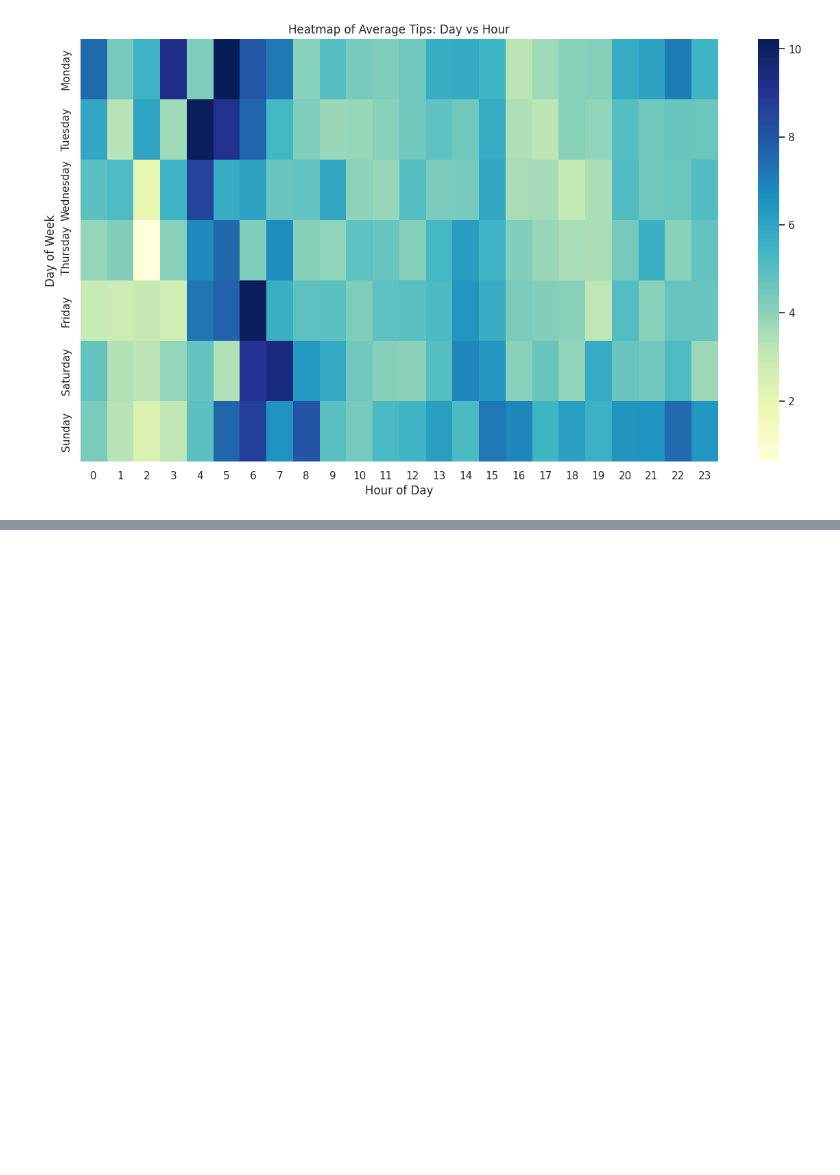
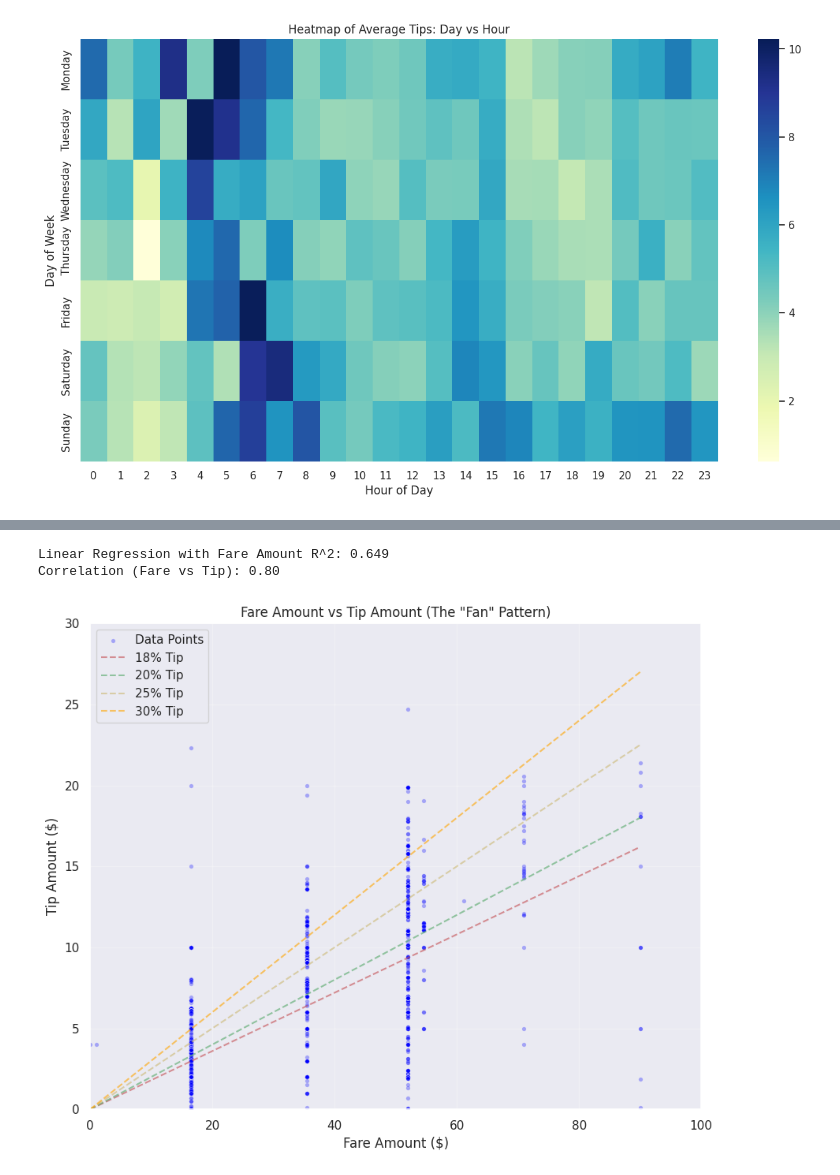
Before and after one commit to safaa12/new-york-taxi-trips, a Jupyter notebook: new_york_taxi_trips.ipynb, the cells around one changed output, grey strips where cells are left out. Cells and saved outputs as stored; diff of their text form; code cells hidden in the pictures; blank space fills up the shorter version.

```diff
--- a/new_york_taxi_trips.ipynb
+++ b/new_york_taxi_trips.ipynb
@@ -232,0 +228,55 @@ Random Forest R^2 Score: 0.05
+# %%
+# נשתמש בנתונים הנקיים שכבר יש לך (df_clean)
+# נוודא שגם 'fare_amount' קיים ואין בו ערכים שליליים
+df_final = df_clean[df_clean['fare_amount'] > 0].copy()
+
+# הפעם המשתנים המסבירים כוללים את הכסף עצמו
+X = df_final[['trip_distance', 'rate_code', 'fare_amount']]
+y = df_final['tip_amount']
+
+# חלוקה לאימון ומבחן
+X_train, X_test, y_train, y_test = train_test_split(X, y, test_size=0.2, random_state=42)
+
+# נריץ שוב את המנצח שלנו (רגרסיה לינארית)
+lr = LinearRegression()
+lr.fit(X_train, y_train)
+lr_pred = lr.predict(X_test)
+
+print(f"Linear Regression with Fare Amount R^2: {r2_score(y_test, lr_pred):.3f}")
+
+# נבדוק גם קורלציה ישירה בין מחיר לטיפ
+print(f"Correlation (Fare vs Tip): {df_final['fare_amount'].corr(df_final['tip_amount']):.2f}")
+# %% [output]
+Linear Regression with Fare Amount R^2: 0.649
+Correlation (Fare vs Tip): 0.80
+# %%
+import matplotlib.pyplot as plt
+import seaborn as sns
+import numpy as np
+
+# הגדרת הגרף
+plt.figure(figsize=(10, 8))
+
+# ציור הנקודות - נשתמש בנקודות קטנות ושקופות כדי לראות את הצפיפות
+sns.scatterplot(x='fare_amount', y='tip_amount', data=df_final,
+                alpha=0.3, s=15, color='blue', label='Data Points')
+
+# --- הוספת קווי עזר של אחוזים נפוצים ---
+# זה יעזור לך לראות אם הנקודות "מתמגנטות" לאחוזים האלה
+x_range = np.linspace(0, df_final['fare_amount'].max(), 100)
+plt.plot(x_range, x_range * 0.18, 'r--', alpha=0.6, label='18% Tip')
+plt.plot(x_range, x_range * 0.20, 'g--', alpha=0.6, label='20% Tip')
+plt.plot(x_range, x_range * 0.25, 'y--', alpha=0.6, label='25% Tip')
+plt.plot(x_range, x_range * 0.30, 'orange', linestyle='--', alpha=0.6, label='30% Tip')
+
+
+plt.title('Fare Amount vs Tip Amount (The "Fan" Pattern)')
+plt.xlabel('Fare Amount ($)')
+plt.ylabel('Tip Amount ($)')
+plt.legend()
+plt.grid(True, alpha=0.3)
+plt.xlim(0, 100) # התמקדות בנסיעות עד 100 דולר
+plt.ylim(0, 30)
+plt.show()
+# %% [output]
+[figure, added]
```
Also changed, not shown: parts of 12 cells of this notebook.
